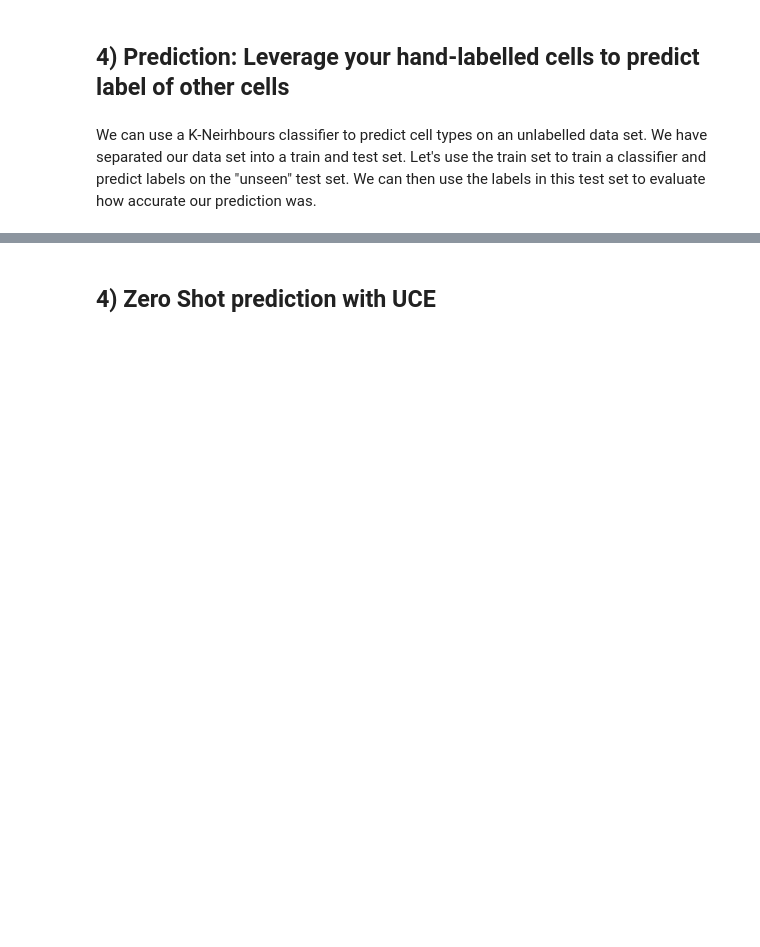
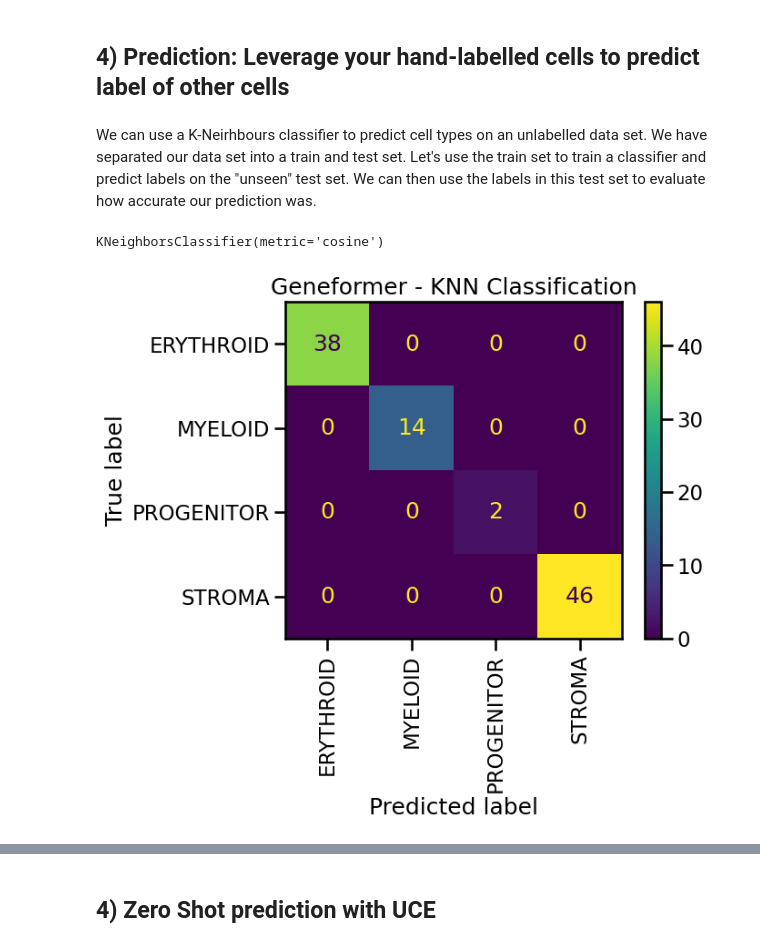
Before and after one commit to helicalAI/helical, a Jupyter notebook: examples/notebooks/Geneformer-vs-UCE.ipynb, the cells around one changed output, grey strips where cells are left out. Saved outputs shown, nothing was run; the diff lists cells and outputs as text; code cells hidden in the pictures; blank space fills up the shorter version.

```diff
--- a/examples/notebooks/Geneformer-vs-UCE.ipynb
+++ b/examples/notebooks/Geneformer-vs-UCE.ipynb
@@ -155,15 +128,20 @@ This looks great! Geneformer seems to be capable to cluster cells according to t
 # %% [markdown]
 We can use a K-Neirhbours classifier to predict cell types on an unlabelled data set. We have separated our data set into a train and test set. Let's use the train set to train a classifier and predict labels on the "unseen" test set. We can then use the labels in this test set to evaluate how accurate our prediction was.
 # %%
-labels = X_train.obs['cell_type']
+labels = X_train.obs['LVL1']
 neigh = KNeighborsClassifier(n_neighbors=5,metric='cosine')
 neigh.fit(ref_embeddings, labels)
+# %% [output]
+KNeighborsClassifier(metric='cosine')
 # %%
 pred_labels = neigh.predict(test_embeddings)
 # %%
-cm_geneformer = confusion_matrix(X_test.obs['cell_type'],pred_labels)
-disp = ConfusionMatrixDisplay(confusion_matrix=cm_geneformer, display_labels=neigh.classes_)
+cm_geneformer = confusion_matrix(X_test.obs['LVL1'],pred_labels)
+
+disp = ConfusionMatrixDisplay(confusion_matrix=cm_geneformer, display_labels=np.unique(np.concatenate((X_test.obs['LVL1'], pred_labels))))
 disp.plot(xticks_rotation="vertical")
 plt.title("Geneformer - KNN Classification")
 plt.show()
+# %% [output]
+[figure, added]
 # %%
```
Also changed, not shown: parts of 23 cells of this notebook, 13 other files.
